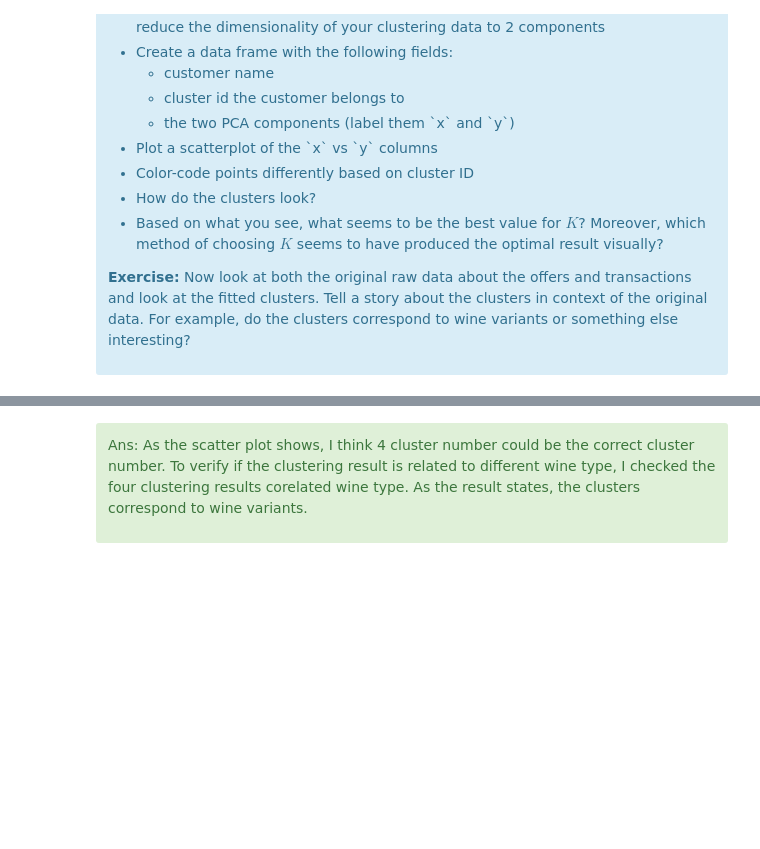
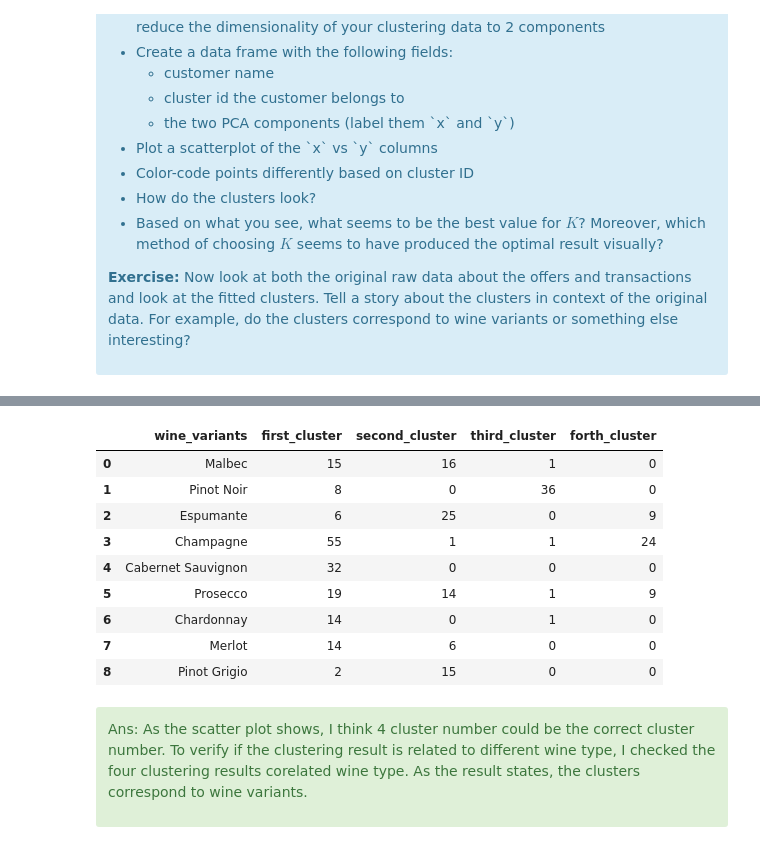
Before and after one commit to jacquelineguo/Clustering, a Jupyter notebook: Mini_Project_Clustering.ipynb, the cells around one changed output, grey strips where cells are left out. Cells and saved outputs as stored; diff of their text form; code cells hidden in the pictures; blank space fills up the shorter version.

```diff
--- a/Mini_Project_Clustering.ipynb
+++ b/Mini_Project_Clustering.ipynb
@@ -418,3 +402,21 @@ print(mydict3)
+# %%
+df_wine = pd.DataFrame(mydict0.items())
+df_wine['2'] = pd.DataFrame(mydict1.items())[1]
+df_wine['3'] = pd.DataFrame(mydict2.items())[1]
+df_wine['4'] = pd.DataFrame(mydict3.items())[1]
+df_wine.columns = ['wine_variants', 'first_cluster', 'second_cluster', 'third_cluster', 'forth_cluster']
+df_wine
+# %% [output]
+|  | wine_variants | first_cluster | second_cluster | third_cluster | forth_cluster |
+| 0 | Malbec | 15 | 16 | 1 | 0 |
+| 1 | Pinot Noir | 8 | 0 | 36 | 0 |
+| 2 | Espumante | 6 | 25 | 0 | 9 |
+| 3 | Champagne | 55 | 1 | 1 | 24 |
+| 4 | Cabernet Sauvignon | 32 | 0 | 0 | 0 |
+| 5 | Prosecco | 19 | 14 | 1 | 9 |
+| 6 | Chardonnay | 14 | 0 | 1 | 0 |
+| 7 | Merlot | 14 | 6 | 0 | 0 |
+| 8 | Pinot Grigio | 2 | 15 | 0 | 0 |
 # %% [markdown]
 <div class="span5 alert alert-success">
 <p>Ans: As the scatter plot shows, I think 4 cluster number could be the correct cluster number. To verify if the clustering result is related to different wine type, I checked the four clustering results corelated wine type. As the result states, the clusters correspond to wine variants.</p>
```
Also changed, not shown: parts of 18 cells of this notebook.
